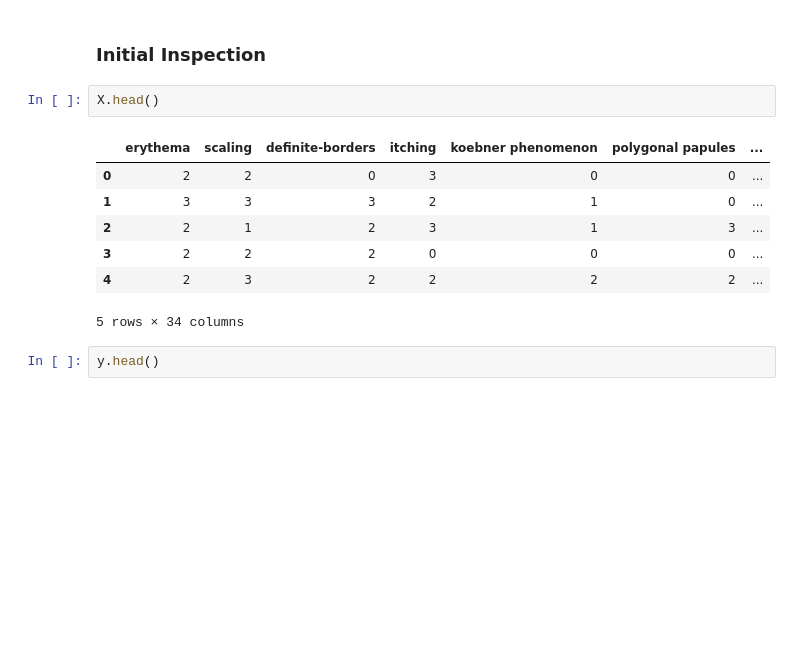
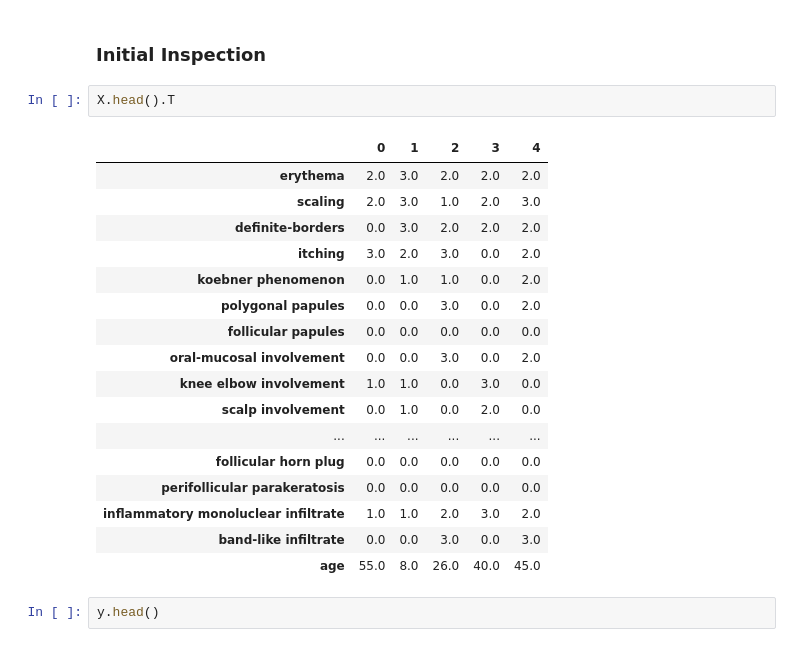
Before and after one commit to itsjohntle/dermaclf, a Jupyter notebook: notebooks/01_eda.ipynb, the cells around one changed output. Saved outputs shown, nothing was run; the diff lists cells and outputs as text; blank space fills up the shorter version.

```diff
--- a/notebooks/01_eda.ipynb
+++ b/notebooks/01_eda.ipynb
@@ -16,15 +16,25 @@ y = derma_repo.data.targets
 # %% [markdown]
 ### Initial Inspection
 # %%
-X.head()
+X.head().T
 # %% [output]
-|  | erythema | scaling | definite-borders | itching | koebner phenomenon | polygonal papules | ... |
-| 0 | 2 | 2 | 0 | 3 | 0 | 0 | ... |
-| 1 | 3 | 3 | 3 | 2 | 1 | 0 | ... |
-| 2 | 2 | 1 | 2 | 3 | 1 | 3 | ... |
-| 3 | 2 | 2 | 2 | 0 | 0 | 0 | ... |
-| 4 | 2 | 3 | 2 | 2 | 2 | 2 | ... |
+|  | 0 | 1 | 2 | 3 | 4 |
+| erythema | 2.0 | 3.0 | 2.0 | 2.0 | 2.0 |
+| scaling | 2.0 | 3.0 | 1.0 | 2.0 | 3.0 |
+| definite-borders | 0.0 | 3.0 | 2.0 | 2.0 | 2.0 |
+| itching | 3.0 | 2.0 | 3.0 | 0.0 | 2.0 |
+| koebner phenomenon | 0.0 | 1.0 | 1.0 | 0.0 | 2.0 |
+| polygonal papules | 0.0 | 0.0 | 3.0 | 0.0 | 2.0 |
+| follicular papules | 0.0 | 0.0 | 0.0 | 0.0 | 0.0 |
+| oral-mucosal involvement | 0.0 | 0.0 | 3.0 | 0.0 | 2.0 |
+| knee elbow involvement | 1.0 | 1.0 | 0.0 | 3.0 | 0.0 |
+| scalp involvement | 0.0 | 1.0 | 0.0 | 2.0 | 0.0 |
+| ... | ... | ... | ... | ... | ... |
+| follicular horn plug | 0.0 | 0.0 | 0.0 | 0.0 | 0.0 |
+| perifollicular parakeratosis | 0.0 | 0.0 | 0.0 | 0.0 | 0.0 |
+| inflammatory monoluclear infiltrate | 1.0 | 1.0 | 2.0 | 3.0 | 2.0 |
+| band-like infiltrate | 0.0 | 0.0 | 3.0 | 0.0 | 3.0 |
+| age | 55.0 | 8.0 | 26.0 | 40.0 | 45.0 |
-5 rows × 34 columns
 # %%
 y.head()
 # %% [output]
```
Also changed, not shown: parts of 11 cells of this notebook.
